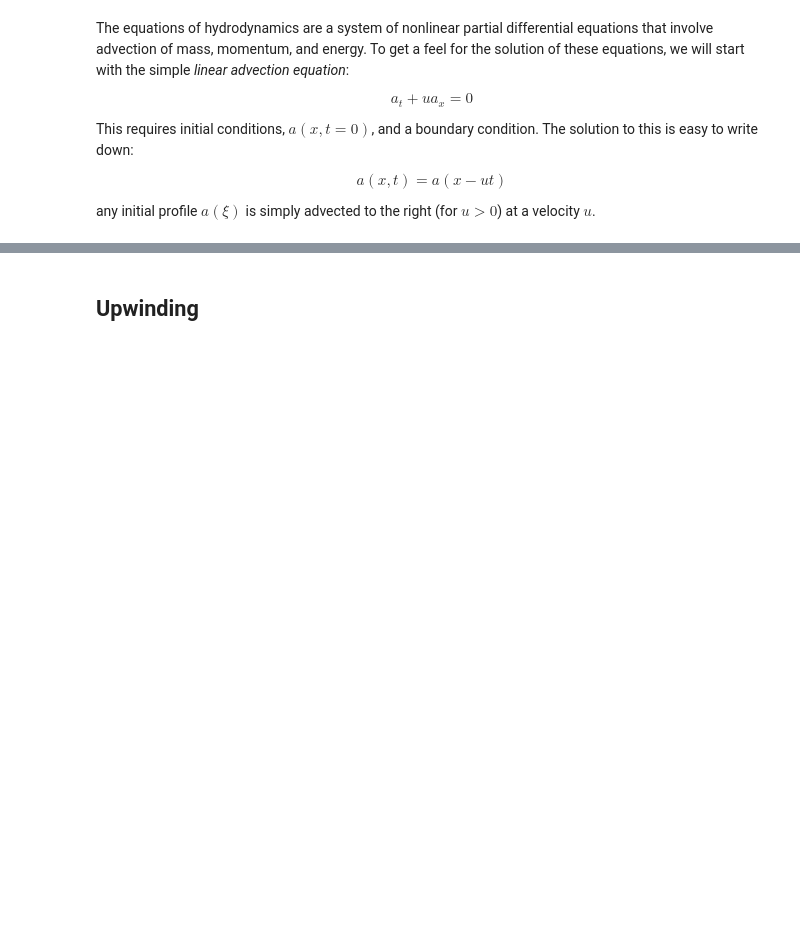
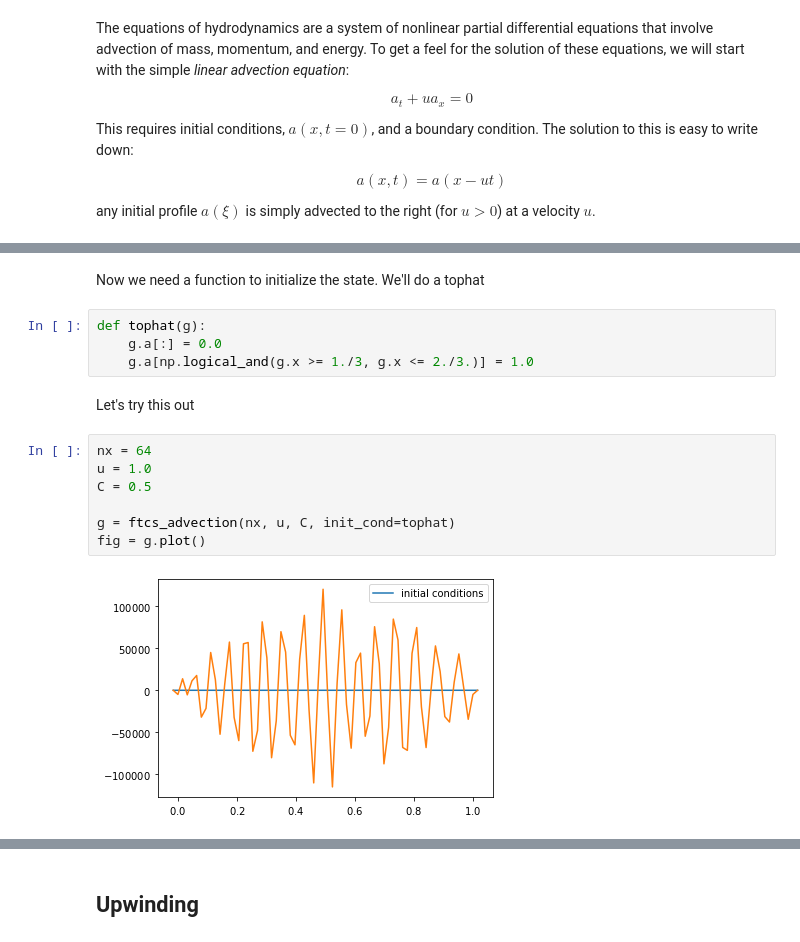
Before and after one commit to zingale/comp_astro_tutorial, a Jupyter notebook: content/05-advection/advection-partI.ipynb, the cells around one changed output, grey strips where cells are left out. Saved outputs shown, nothing was run; the diff lists cells and outputs as text; blank space fills up the shorter version.

```diff
--- a/content/05-advection/advection-partI.ipynb
+++ b/content/05-advection/advection-partI.ipynb
@@ -27,0 +152,17 @@ This would look like
+# %% [markdown]
+Now we need a function to initialize the state.  We'll do a tophat
+# %%
+def tophat(g):
+    g.a[:] = 0.0
+    g.a[np.logical_and(g.x >= 1./3, g.x <= 2./3.)] = 1.0
+# %% [markdown]
+Let's try this out
+# %%
+nx = 64
+u = 1.0
+C = 0.5
+
+g = ftcs_advection(nx, u, C, init_cond=tophat)
+fig = g.plot()
+# %% [output]
+[figure, added]
```
Also changed, not shown: parts of 21 cells of this notebook, 3 other files.
